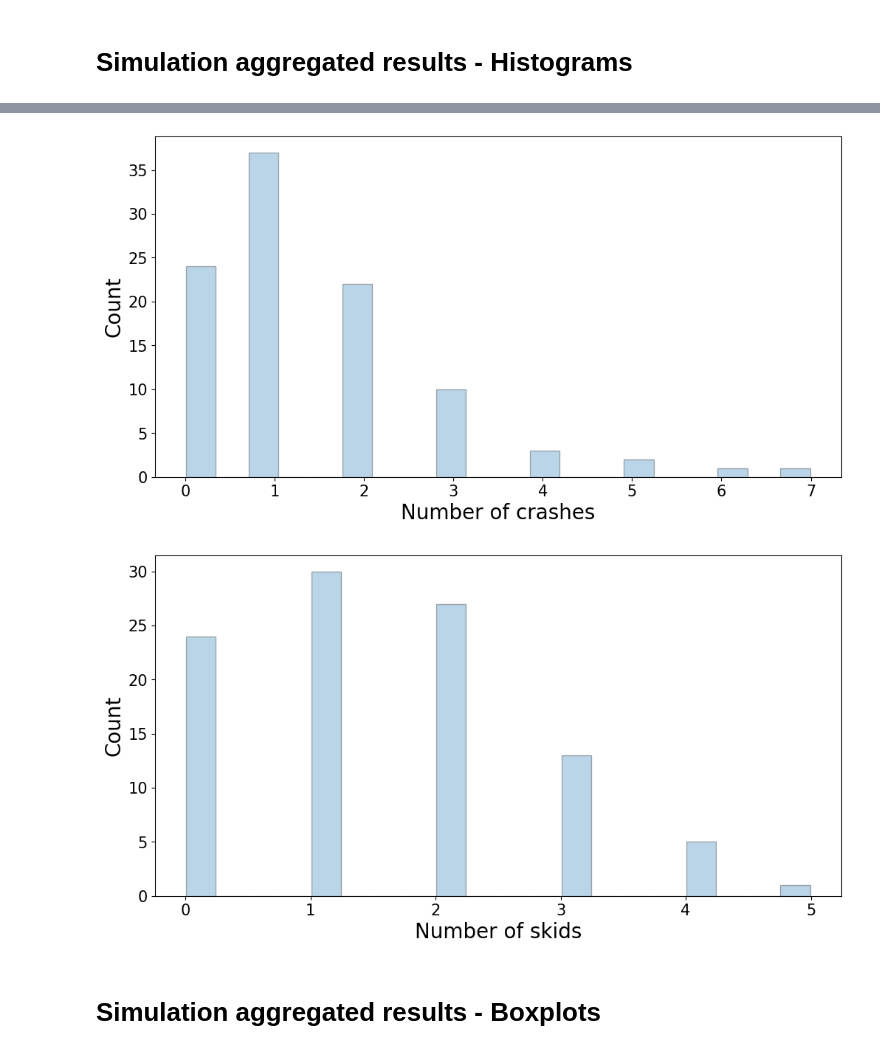
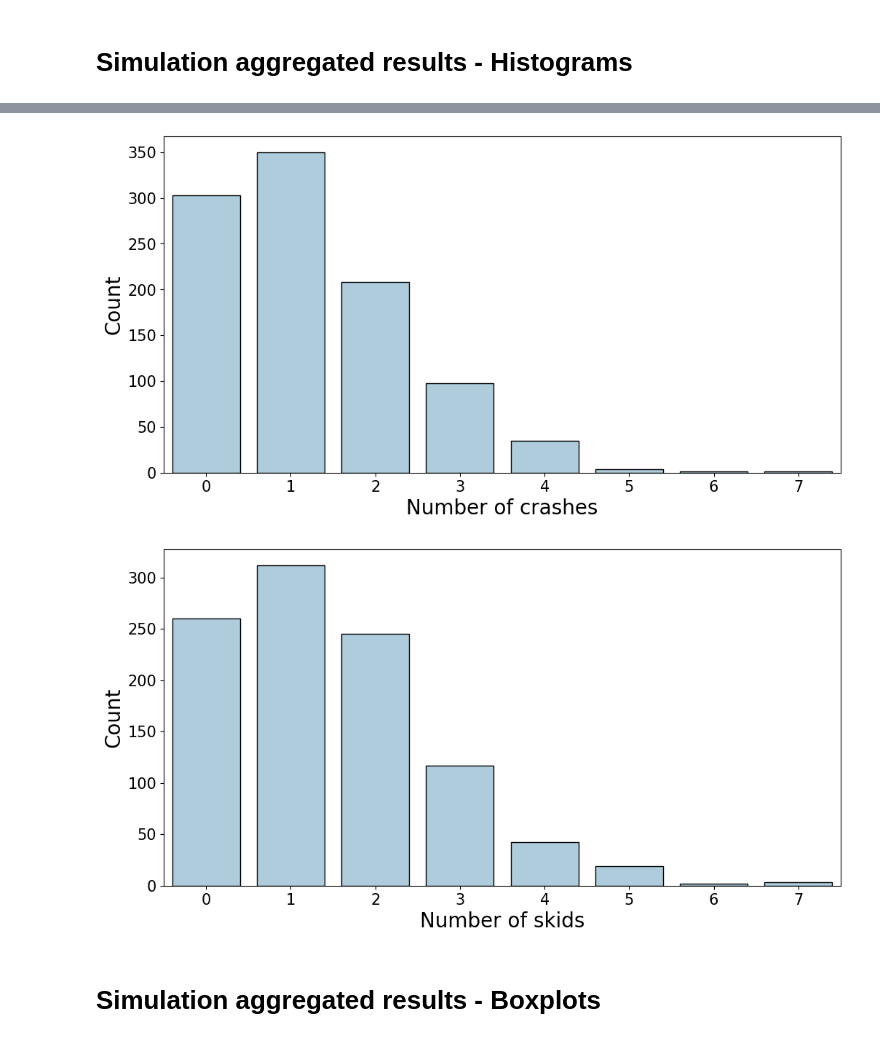
Before and after one commit to roinaveiro/ads_trusto, a Jupyter notebook: plots.ipynb, the cells around one changed output, grey strips where cells are left out. Drawn from its saved outputs; the diff is of its cells as text; code cells hidden in the pictures.

```diff
--- a/plots.ipynb
+++ b/plots.ipynb
@@ -347,6 +219,6 @@ plot_.figure.savefig("figs/driver_state.png")
 # %% [markdown]
 # Simulation aggregated results - Histograms
 # %%
-df = pd.read_csv("results/sim2.csv")
-path = "figs/sim2/"
+df = pd.read_csv("results/sim3.csv")
+path = "figs/sim3/"
 # %%
@@ -380,4 +259,18 @@ def plot_hist(df, x, xlab, path):
                       va='center')
     '''
     plot_.figure.savefig(path)
+# %%
+def count_plot(df, x, xlab, path):
+
+    matplotlib.rc_file_defaults()
+    ax = sns.set_style(style=None, rc=None )
+    fig, ax = plt.subplots(figsize=(12,6))
+    counts = df[x].value_counts()
+    plot_ = sns.barplot(x = counts.index, y = counts, color=sns.color_palette("Paired")[0],
+                edgecolor='black')
+    ax.set_xlabel(xlab, fontsize=20)
+    ax.set_ylabel('Count', fontsize=20)
+    ax.tick_params(labelsize=15)
+
+    plot_.figure.savefig(path)
 # %%
@@ -403,11 +296,11 @@ plot_hist(df, 'avg_len_man', 'Average time in MANUAL mode per RtI', path + 'avg_
 # %%
-plot_hist(df, 'crashes', 'Number of crashes', path + 'crashes.png')
+count_plot(df, 'crashes', 'Number of crashes', path + 'crashes.png')
 # %% [output]
-[figure, old version]
+[figure, new version]
 # %%
-plot_hist(df, 'skids', 'Number of skids', path + 'skids.png')
+count_plot(df, 'skids', 'Number of skids', path + 'skids.png')
 # %% [output]
-[figure, old version]
+[figure, new version]
 # %% [markdown]
 # Simulation aggregated results - Boxplots
 # %%
```
Also changed, not shown: parts of 19 cells of this notebook, 33 other files.
